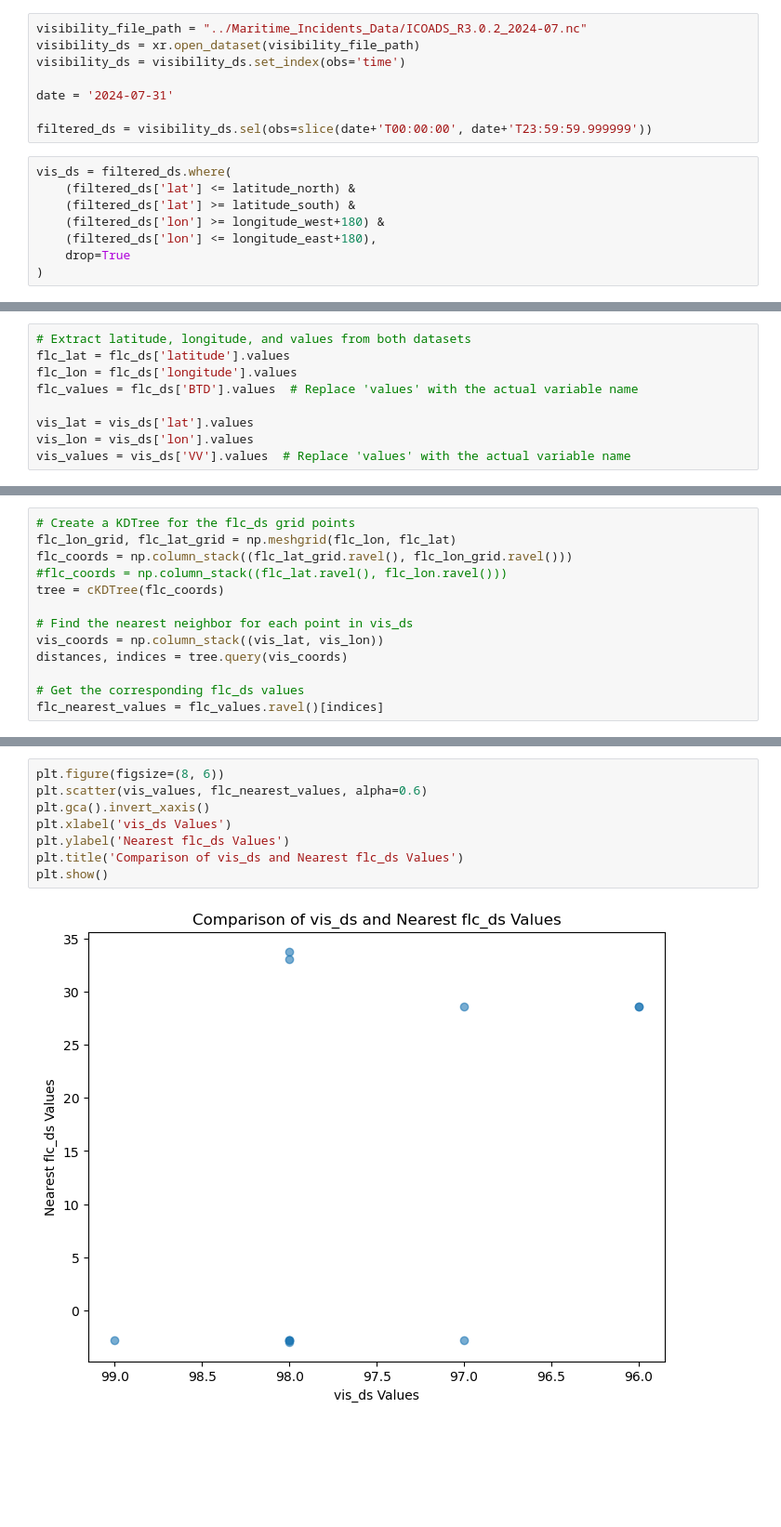
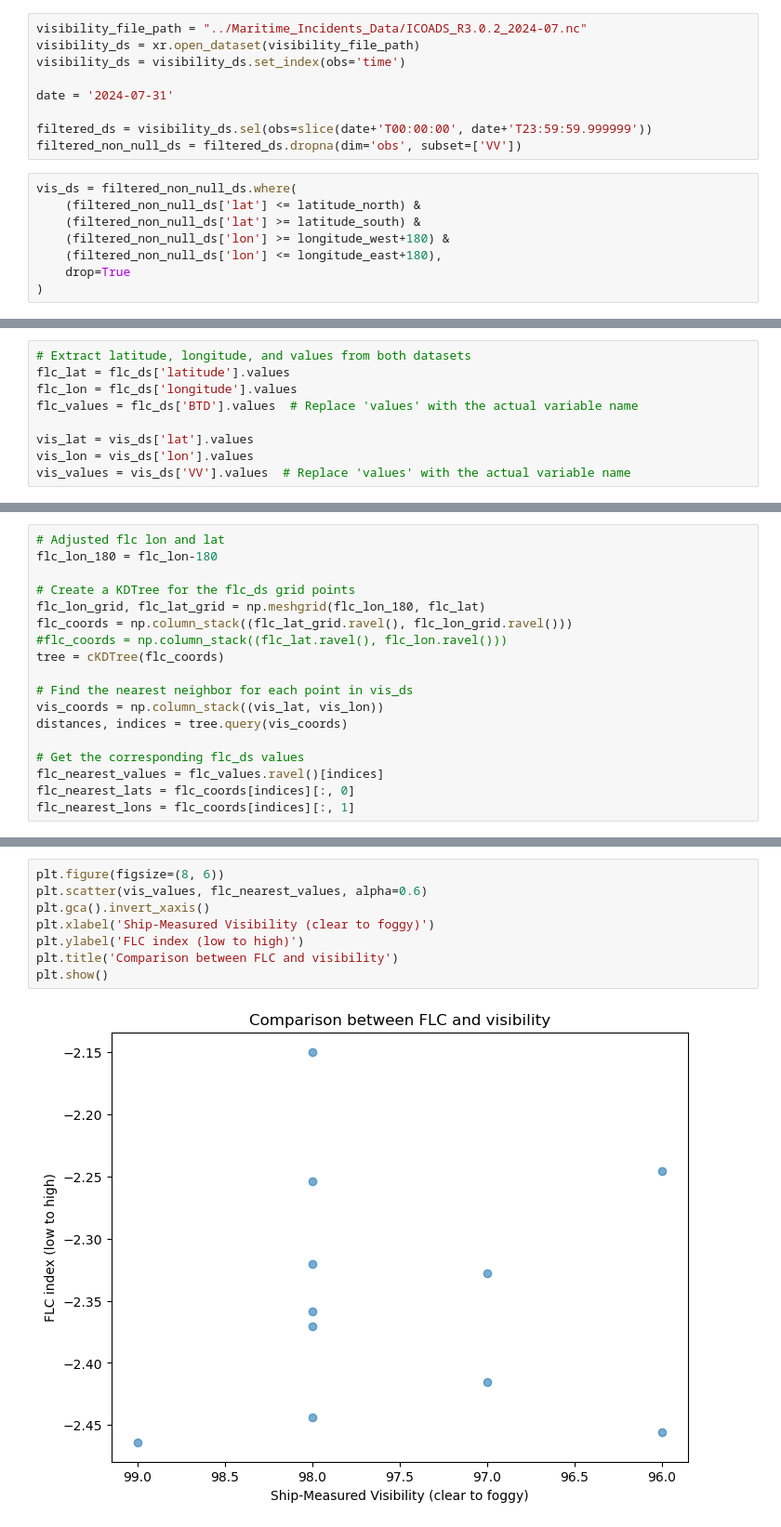
Before and after one commit to jesseturner/Maritime_Incidents, a Jupyter notebook: correlation_analysis.ipynb, the cells around one changed output, grey strips where cells are left out. Shown at 93% size. Cells and saved outputs as stored; diff of their text form; blank space fills up the shorter version.

```diff
--- a/correlation_analysis.ipynb
+++ b/correlation_analysis.ipynb
@@ -36,12 +36,13 @@ visibility_ds = visibility_ds.set_index(obs='time')
 date = '2024-07-31'
 
 filtered_ds = visibility_ds.sel(obs=slice(date+'T00:00:00', date+'T23:59:59.999999'))
+filtered_non_null_ds = filtered_ds.dropna(dim='obs', subset=['VV'])
 # %%
-vis_ds = filtered_ds.where(
-    (filtered_ds['lat'] <= latitude_north) &
-    (filtered_ds['lat'] >= latitude_south) &
-    (filtered_ds['lon'] >= longitude_west+180) &
-    (filtered_ds['lon'] <= longitude_east+180),
+vis_ds = filtered_non_null_ds.where(
+    (filtered_non_null_ds['lat'] <= latitude_north) &
+    (filtered_non_null_ds['lat'] >= latitude_south) &
+    (filtered_non_null_ds['lon'] >= longitude_west+180) &
+    (filtered_non_null_ds['lon'] <= longitude_east+180),
     drop=True
 )
 # %% [markdown]
@@ -72,6 +73,9 @@ print(np.shape(vis_values))
 # %%
+# Adjusted flc lon and lat
+flc_lon_180 = flc_lon-180
+
 # Create a KDTree for the flc_ds grid points
-flc_lon_grid, flc_lat_grid = np.meshgrid(flc_lon, flc_lat)
+flc_lon_grid, flc_lat_grid = np.meshgrid(flc_lon_180, flc_lat)
 flc_coords = np.column_stack((flc_lat_grid.ravel(), flc_lon_grid.ravel()))
 #flc_coords = np.column_stack((flc_lat.ravel(), flc_lon.ravel()))
 tree = cKDTree(flc_coords)
@@ -82,3 +86,5 @@ distances, indices = tree.query(vis_coords)
 
 # Get the corresponding flc_ds values
 flc_nearest_values = flc_values.ravel()[indices]
+flc_nearest_lats = flc_coords[indices][:, 0]
+flc_nearest_lons = flc_coords[indices][:, 1]
@@ -89,10 +91,10 @@ np.max(flc_values)
 # %%
 plt.figure(figsize=(8, 6))
 plt.scatter(vis_values, flc_nearest_values, alpha=0.6)
 plt.gca().invert_xaxis()
-plt.xlabel('vis_ds Values')
-plt.ylabel('Nearest flc_ds Values')
-plt.title('Comparison of vis_ds and Nearest flc_ds Values')
+plt.xlabel('Ship-Measured Visibility (clear to foggy)')
+plt.ylabel('FLC index (low to high)')
+plt.title('Comparison between FLC and visibility')
 plt.show()
 # %% [output]
-[figure, old version]
+[figure, new version]
```
Also changed, not shown: parts of 6 cells of this notebook.
